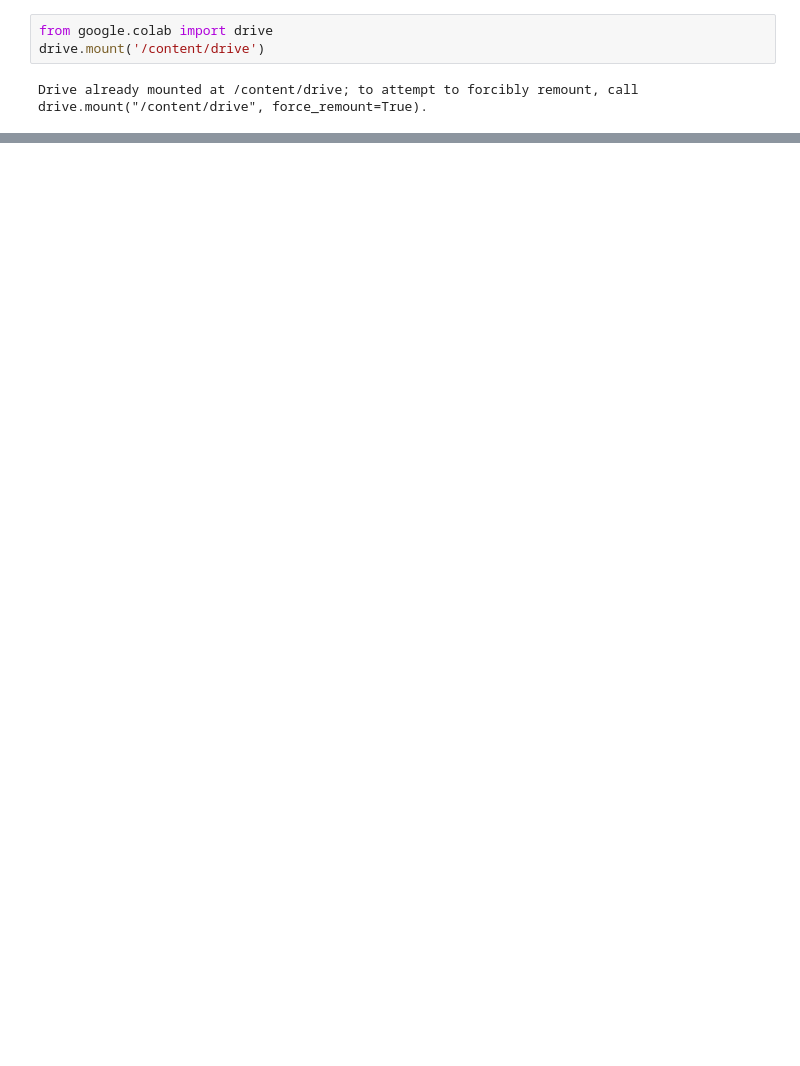
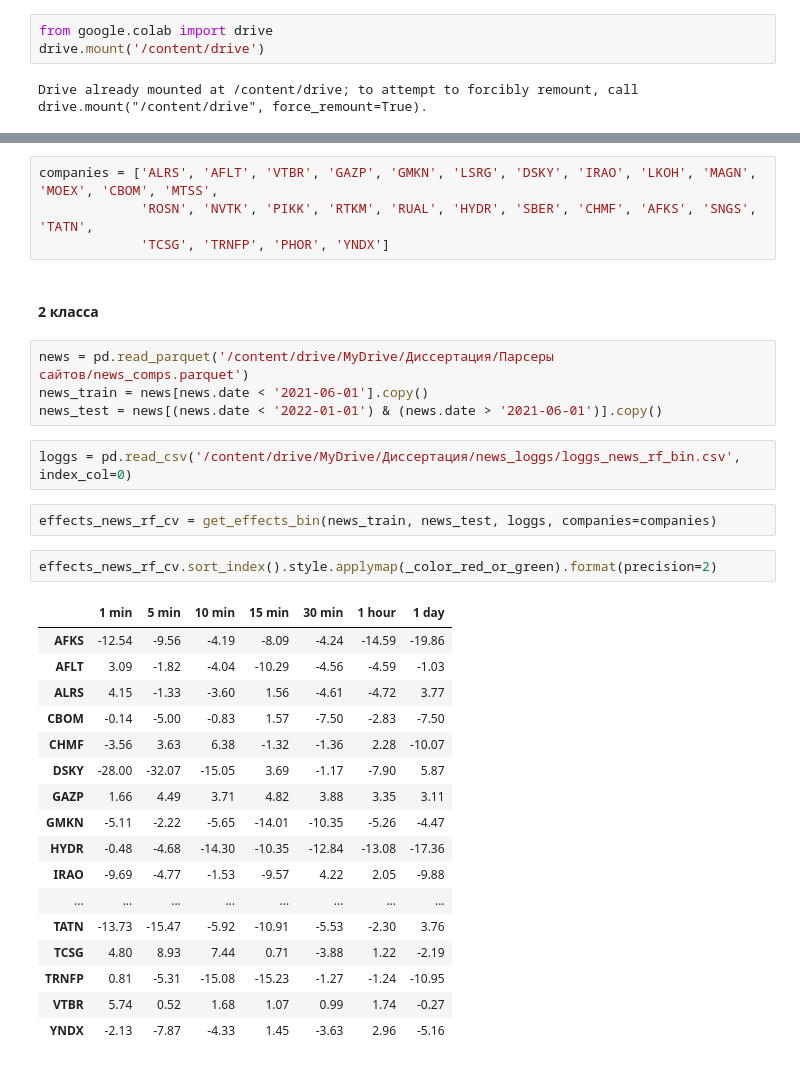
Before and after one commit to BorisenkoGeorgy/Disser_news_stocks, a Jupyter notebook: notebooks/BaselineModels.ipynb, the cells around one changed output, grey strips where cells are left out. Cells and saved outputs as stored; diff of their text form; blank space fills up the shorter version.

```diff
--- a/notebooks/BaselineModels.ipynb
+++ b/notebooks/BaselineModels.ipynb
@@ -559,0 +750,34 @@ evaluate(model, val_texts, val_target, train_target)
+# %%
+companies = ['ALRS', 'AFLT', 'VTBR', 'GAZP', 'GMKN', 'LSRG', 'DSKY', 'IRAO', 'LKOH', 'MAGN', 'MOEX', 'CBOM', 'MTSS',
+             'ROSN', 'NVTK', 'PIKK', 'RTKM', 'RUAL', 'HYDR', 'SBER', 'CHMF', 'AFKS', 'SNGS', 'TATN',
+             'TCSG', 'TRNFP', 'PHOR', 'YNDX']
+# %% [markdown]
+#### 2 класса
+# %%
+news = pd.read_parquet('/content/drive/MyDrive/Диссертация/Парсеры сайтов/news_comps.parquet')
+news_train = news[news.date < '2021-06-01'].copy()
+news_test = news[(news.date < '2022-01-01') & (news.date > '2021-06-01')].copy()
+# %%
+loggs = pd.read_csv('/content/drive/MyDrive/Диссертация/news_loggs/loggs_news_rf_bin.csv', index_col=0)
+# %%
+effects_news_rf_cv = get_effects_bin(news_train, news_test, loggs, companies=companies)
+# %%
+effects_news_rf_cv.sort_index().style.applymap(_color_red_or_green).format(precision=2)
+# %% [output]
+|  | 1 min | 5 min | 10 min | 15 min | 30 min | 1 hour | 1 day |
+| AFKS | -12.54 | -9.56 | -4.19 | -8.09 | -4.24 | -14.59 | -19.86 |
+| AFLT | 3.09 | -1.82 | -4.04 | -10.29 | -4.56 | -4.59 | -1.03 |
+| ALRS | 4.15 | -1.33 | -3.60 | 1.56 | -4.61 | -4.72 | 3.77 |
+| CBOM | -0.14 | -5.00 | -0.83 | 1.57 | -7.50 | -2.83 | -7.50 |
+| CHMF | -3.56 | 3.63 | 6.38 | -1.32 | -1.36 | 2.28 | -10.07 |
+| DSKY | -28.00 | -32.07 | -15.05 | 3.69 | -1.17 | -7.90 | 5.87 |
+| GAZP | 1.66 | 4.49 | 3.71 | 4.82 | 3.88 | 3.35 | 3.11 |
+| GMKN | -5.11 | -2.22 | -5.65 | -14.01 | -10.35 | -5.26 | -4.47 |
+| HYDR | -0.48 | -4.68 | -14.30 | -10.35 | -12.84 | -13.08 | -17.36 |
+| IRAO | -9.69 | -4.77 | -1.53 | -9.57 | 4.22 | 2.05 | -9.88 |
+| ... | ... | ... | ... | ... | ... | ... | ... |
+| TATN | -13.73 | -15.47 | -5.92 | -10.91 | -5.53 | -2.30 | 3.76 |
+| TCSG | 4.80 | 8.93 | 7.44 | 0.71 | -3.88 | 1.22 | -2.19 |
+| TRNFP | 0.81 | -5.31 | -15.08 | -15.23 | -1.27 | -1.24 | -10.95 |
+| VTBR | 5.74 | 0.52 | 1.68 | 1.07 | 0.99 | 1.74 | -0.27 |
+| YNDX | -2.13 | -7.87 | -4.33 | 1.45 | -3.63 | 2.96 | -5.16 |
```
Also changed, not shown: parts of 149 cells of this notebook, 2 other files.
